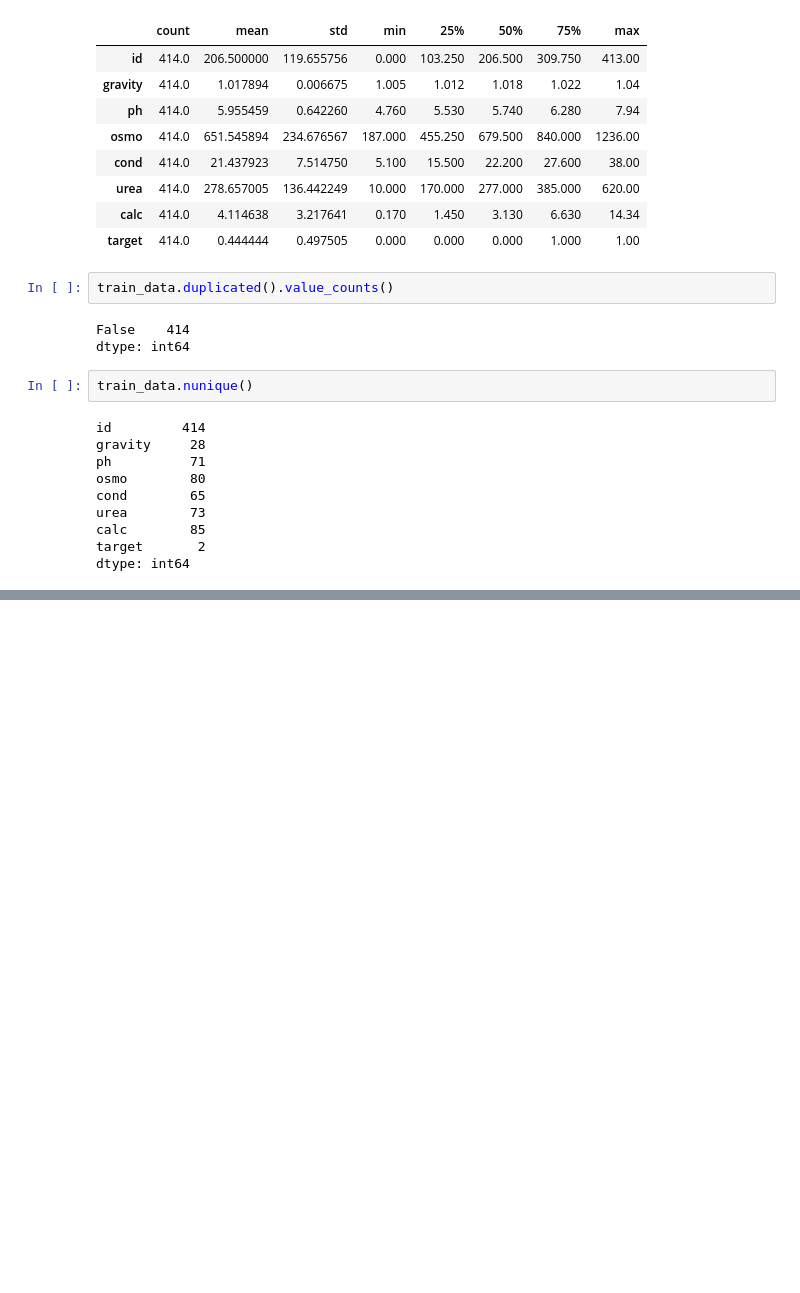
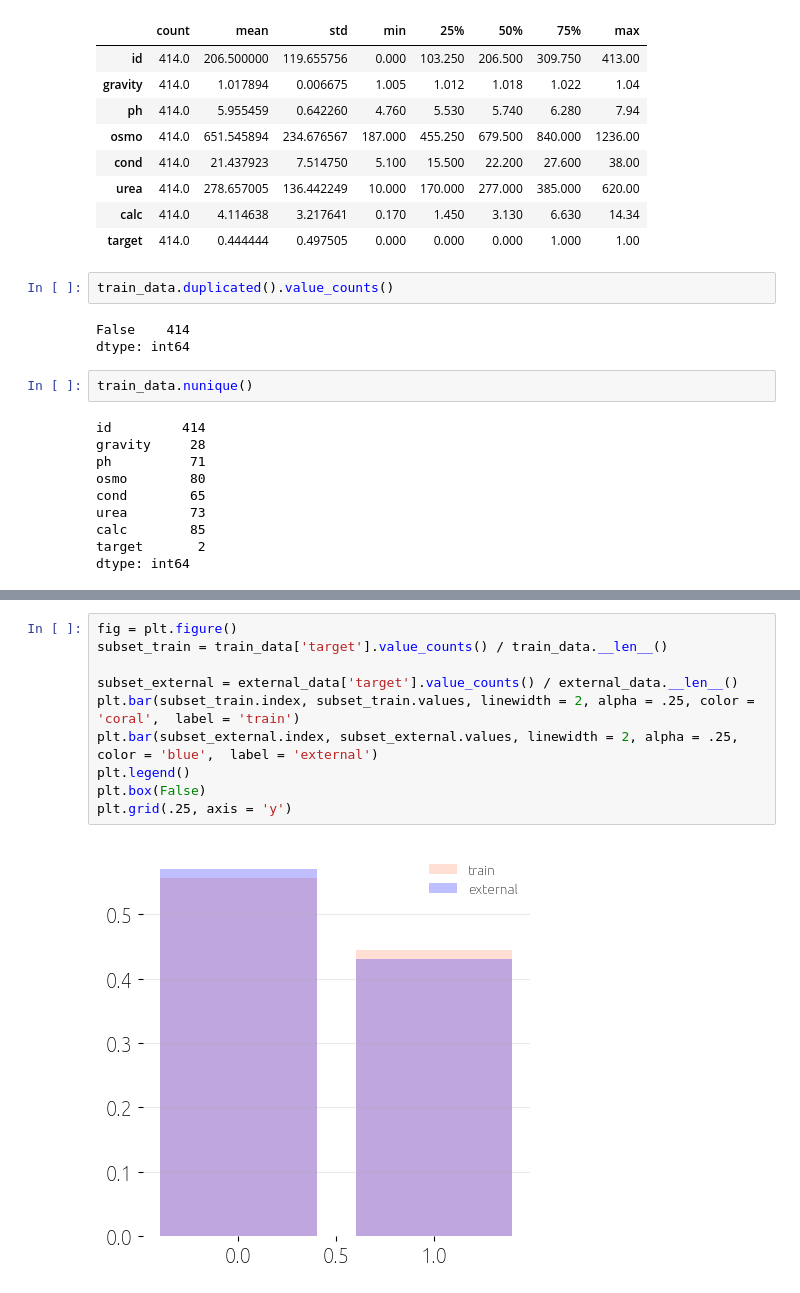
Before and after one commit to tripnv/playgrounds, a Jupyter notebook: 3-12/eda.ipynb, the cells around one changed output, grey strips where cells are left out. Drawn from its saved outputs; the diff is of its cells as text; blank space fills up the shorter version.

```diff
--- a/3-12/eda.ipynb
+++ b/3-12/eda.ipynb
@@ -125,0 +153,12 @@ plt.show()
+# %%
+fig = plt.figure()
+subset_train = train_data['target'].value_counts() / train_data.__len__()
+
+subset_external = external_data['target'].value_counts() / external_data.__len__()
+plt.bar(subset_train.index, subset_train.values, linewidth = 2, alpha = .25, color = 'coral',  label = 'train')
+plt.bar(subset_external.index, subset_external.values, linewidth = 2, alpha = .25, color = 'blue',  label = 'external')
+plt.legend()
+plt.box(False)
+plt.grid(.25, axis = 'y')
+# %% [output]
+[figure, added]
```
Also changed, not shown: parts of 4 cells of this notebook.
